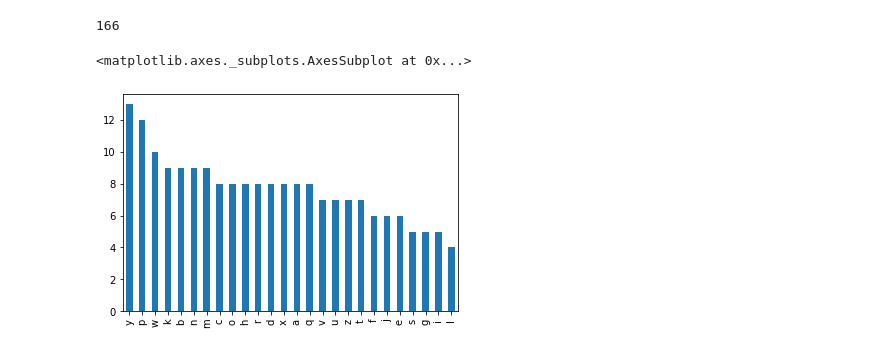
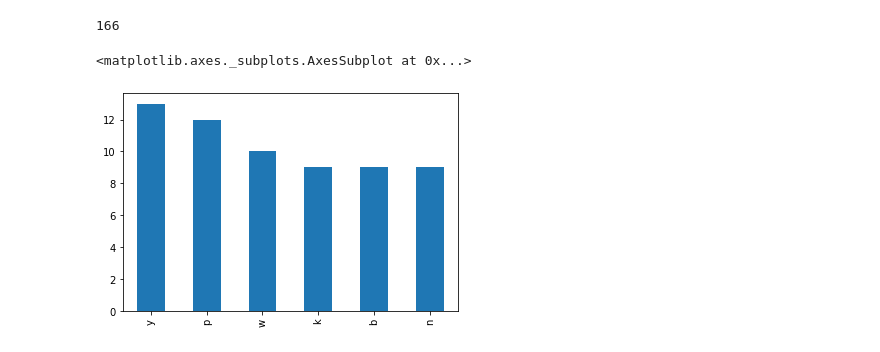
Before and after one commit to cari-holmes/python-exercises, a Jupyter notebook: pandas_series.ipynb, the cells around one changed output. Cells and saved outputs as stored; diff of their text form; code cells hidden in the pictures.

```diff
--- a/pandas_series.ipynb
+++ b/pandas_series.ipynb
@@ -433,8 +433,8 @@ consonants.sum()
 # %%
 ##E. Create a bar plot of the frequencies of the 6 most frequently occuring letters.
 import matplotlib as plt
-graph = long_string.value_counts()
+graph = long_string.value_counts().head(6)
 graph.plot.bar()
 # %% [output]
 <matplotlib.axes._subplots.AxesSubplot at 0x...>
-[figure, old version]
+[figure, new version]
```
